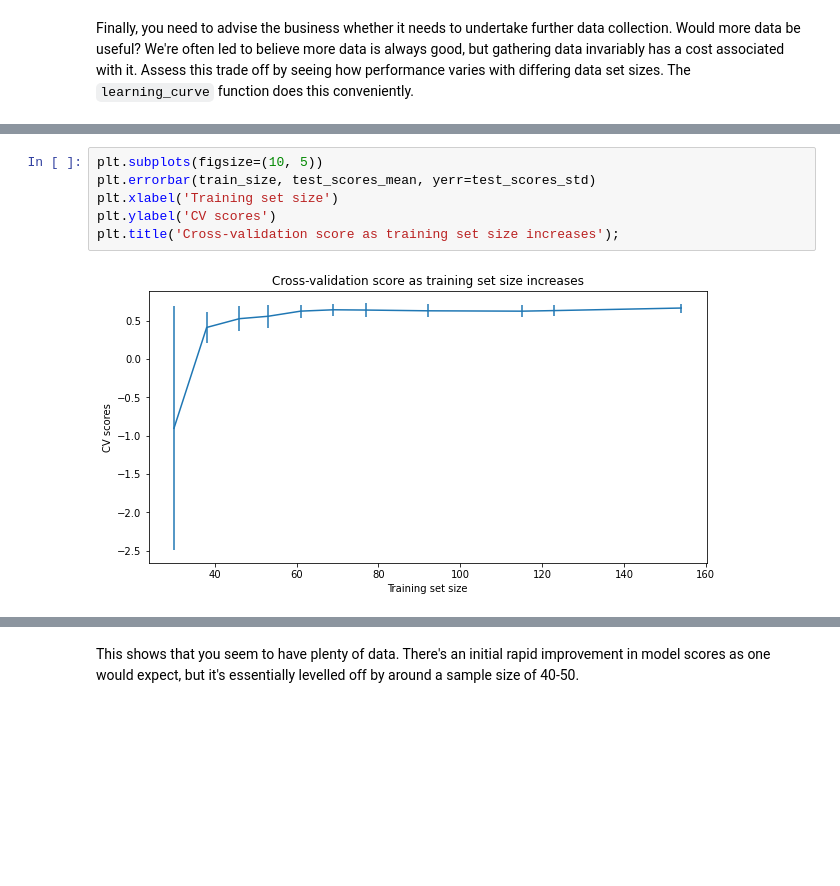
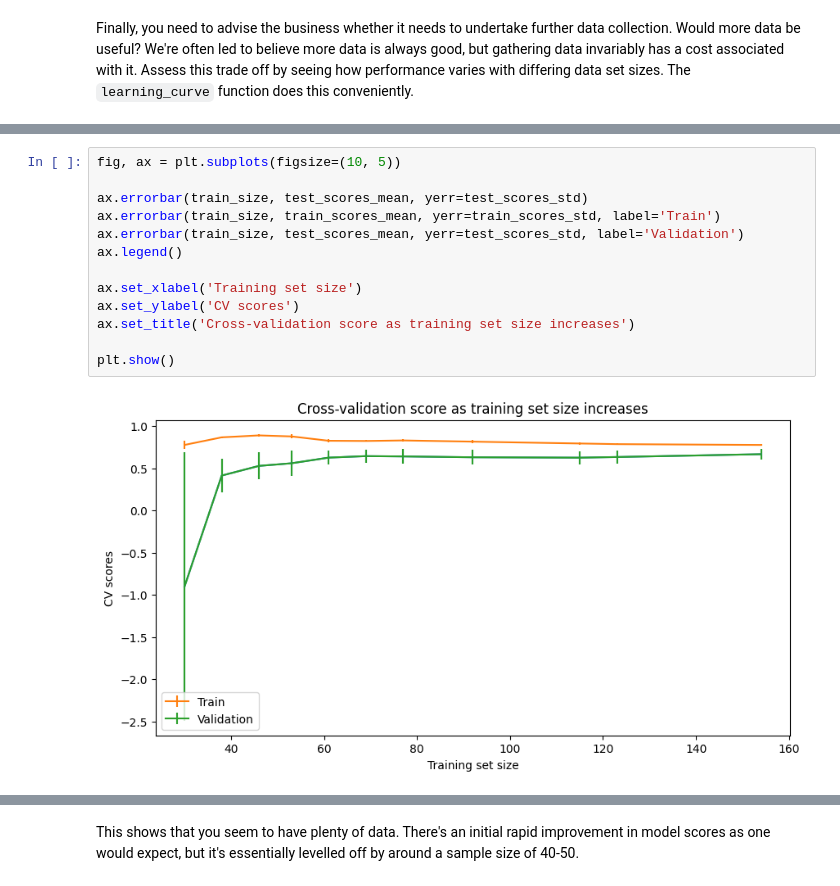
Before and after one commit to PrashaThakuri/DataScienceGuidedCapstone, a Jupyter notebook: Notebooks/04_preprocessing_and_training.ipynb, the cells around one changed output, grey strips where cells are left out. Cells and saved outputs as stored; diff of their text form; blank space fills up the shorter version.

Commit message:
Pre-processing and training completed

```diff
--- a/Notebooks/04_preprocessing_and_training.ipynb
+++ b/Notebooks/04_preprocessing_and_training.ipynb
@@ -1154,8 +1173,15 @@ test_scores_std = np.std(test_scores, axis=1)
 # %%
-plt.subplots(figsize=(10, 5))
-plt.errorbar(train_size, test_scores_mean, yerr=test_scores_std)
-plt.xlabel('Training set size')
-plt.ylabel('CV scores')
-plt.title('Cross-validation score as training set size increases');
+fig, ax = plt.subplots(figsize=(10, 5))
+
+ax.errorbar(train_size, test_scores_mean, yerr=test_scores_std)
+ax.errorbar(train_size, train_scores_mean, yerr=train_scores_std, label='Train')
+ax.errorbar(train_size, test_scores_mean, yerr=test_scores_std, label='Validation')
+ax.legend()
+
+ax.set_xlabel('Training set size')
+ax.set_ylabel('CV scores')
+ax.set_title('Cross-validation score as training set size increases')
+
+plt.show()
 # %% [output]
-[figure, old version]
+[figure, new version]
```
Also changed, not shown: parts of 7 cells of this notebook, 1 other file.
